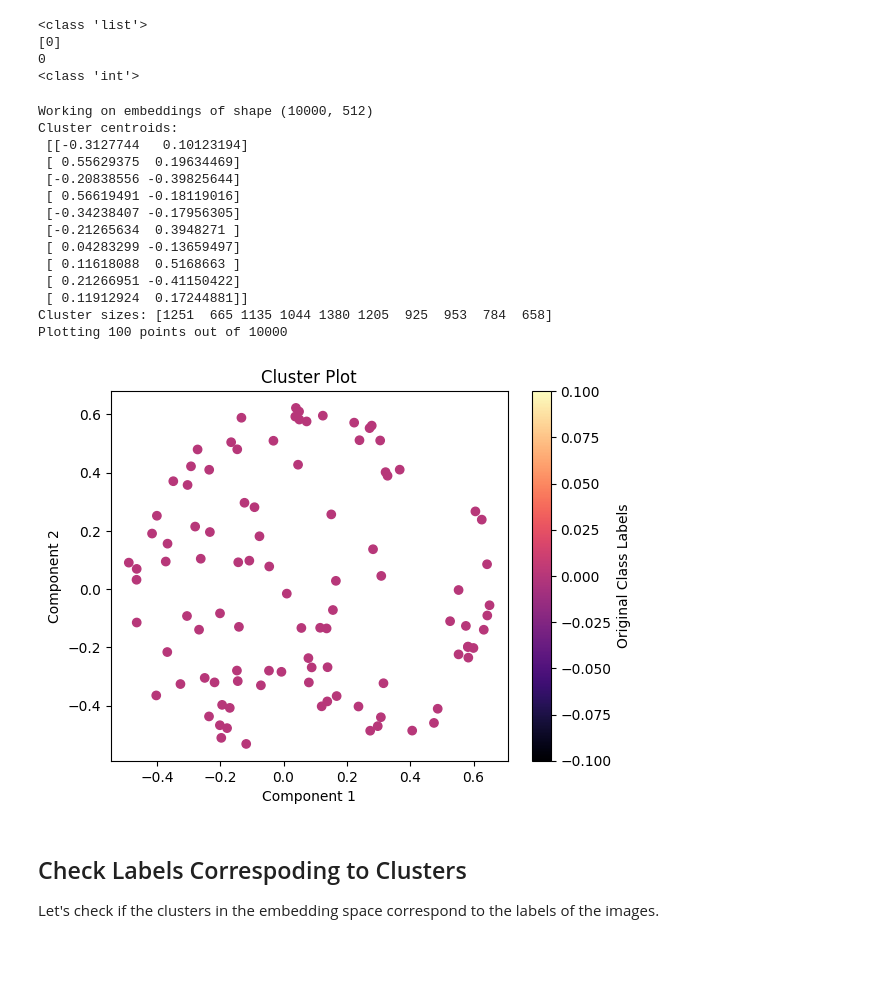
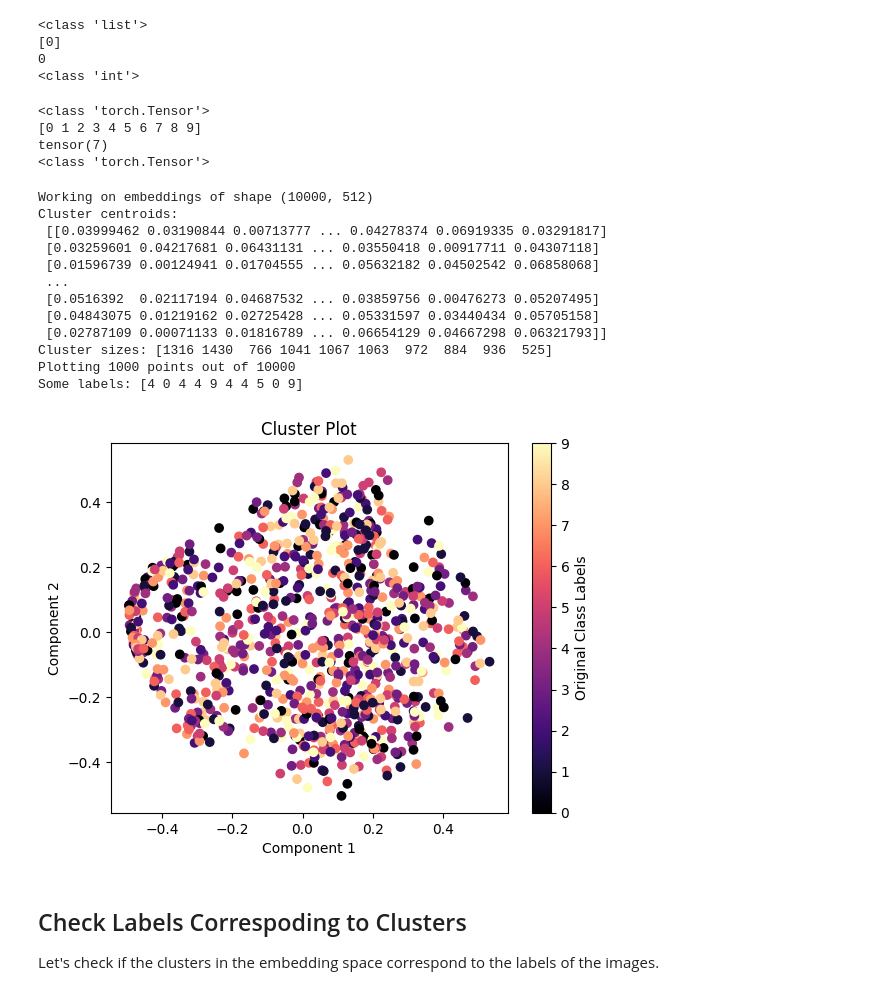
Before and after one commit to MKaczkow/ml_concepts, a Jupyter notebook: ideas/ssl/simcrl_mnist.ipynb, the cells around one changed output. Cells and saved outputs as stored; diff of their text form; code cells hidden in the pictures; blank space fills up the shorter version.

Commit message:
technically works, but doesn't cluster as intended

```diff
--- a/ideas/ssl/simcrl_mnist.ipynb
+++ b/ideas/ssl/simcrl_mnist.ipynb
@@ -160,0 +152,8 @@ dataloader_test = torch.utils.data.DataLoader(
+# %%
+# dataset_train_simclr = LightlyDataset(input_dir=path_to_data, transform=transform)
+train_dataset_simclr = LightlyDataset(input_dir=path_to_train_data, transform=transform)
+
+# dataset_test = LightlyDataset(input_dir=path_to_data, transform=test_transform)
+test_dataset_simclr = LightlyDataset(
+    input_dir=path_to_test_data, transform=test_transform
+)
@@ -160,0 +166,16 @@ dataloader_test = torch.utils.data.DataLoader(
+# %%
+dataloader_train_simclr = torch.utils.data.DataLoader(
+    train_dataset_simclr,
+    batch_size=batch_size,
+    shuffle=True,
+    drop_last=True,
+    num_workers=num_workers,
+)
+
+dataloader_test = torch.utils.data.DataLoader(
+    test_dataset_simclr,
+    batch_size=batch_size,
+    shuffle=False,
+    drop_last=False,
+    num_workers=num_workers,
+)
@@ -417,10 +515,12 @@ def plot_clusters(
 
     print(f"Working on embeddings of shape {embeddings.shape}")
 
+    # TODO: first cluster, then reduce to 2D
     reduced_embeddings = PCA(n_components=2).fit_transform(embeddings)
 
     kmeans = KMeans(n_clusters=n_clusters)
-    labels = kmeans.fit_predict(reduced_embeddings)
+    labels = kmeans.fit_predict(embeddings)
+    # labels = kmeans.fit_predict(reduced_embeddings)
     centroids = kmeans.cluster_centers_
 
     print(f"Cluster centroids:\n {centroids}")
@@ -439,10 +539,15 @@ def plot_clusters(
     sampled_labels = original_labels[sampled_indices]
 
     print(f"Plotting {len(sampled_embeddings)} points out of {len(reduced_embeddings)}")
+    print(f"Some labels: {sampled_labels[:10]}")
 
     # plt.scatter(sampled_embeddings[:, 0], sampled_embeddings[:, 1], c=dataset_test.dataset.targets, alpha=0.1)
     plt.scatter(
-        sampled_embeddings[:, 0], sampled_embeddings[:, 1], c=sampled_labels, alpha=alpha, cmap="magma"
+        sampled_embeddings[:, 0],
+        sampled_embeddings[:, 1],
+        c=sampled_labels,
+        alpha=alpha,
+        cmap="magma",
     )
     plt.colorbar(label="Original Class Labels")
     plt.xlabel("Component 1")
@@ -467,24 +566,39 @@ print(type(dataset_test.dataset.targets[0]))
 [0]
 0
 <class 'int'>
+# %%
+# original MNIST labels
+print(type(test_dataset.targets))
+unique_targets = np.unique(test_dataset.targets)
+print(unique_targets)
+print(test_dataset.targets[0])
+print(type(test_dataset.targets[0]))
+# %% [output]
+<class 'torch.Tensor'>
+[0 1 2 3 4 5 6 7 8 9]
+tensor(7)
+<class 'torch.Tensor'>
 # %%
-plot_clusters(embeddings, np.array(dataset_test.dataset.targets), proportion_of_points_to_plot=0.01, alpha=1)
+plot_clusters(
+    embeddings,
+    np.array(test_dataset.targets),
+    proportion_of_points_to_plot=0.1,
+    alpha=1,
+)
 # %% [output]
 Working on embeddings of shape (10000, 512)
 Cluster centroids:
- [[-0.3127744   0.10123194]
- [ 0.55629375  0.19634469]
- [-0.20838556 -0.39825644]
- [ 0.56619491 -0.18119016]
- [-0.34238407 -0.17956305]
- [-0.21265634  0.3948271 ]
- [ 0.04283299 -0.13659497]
- [ 0.11618088  0.5168663 ]
- [ 0.21266951 -0.41150422]
- [ 0.11912924  0.17244881]]
-Cluster sizes: [1251  665 1135 1044 1380 1205  925  953  784  658]
-Plotting 100 points out of 10000
+ [[0.03999462 0.03190844 0.00713777 ... 0.04278374 0.06919335 0.03291817]
+ [0.03259601 0.04217681 0.06431131 ... 0.03550418 0.00917711 0.04307118]
+ [0.01596739 0.00124941 0.01704555 ... 0.05632182 0.04502542 0.06858068]
+ ...
+ [0.0516392  0.02117194 0.04687532 ... 0.03859756 0.00476273 0.05207495]
+ [0.04843075 0.01219162 0.02725428 ... 0.05331597 0.03440434 0.05705158]
+ [0.02787109 0.00071133 0.01816789 ... 0.06654129 0.04667298 0.06321793]]
+Cluster sizes: [1316 1430  766 1041 1067 1063  972  884  936  525]
+Plotting 1000 points out of 10000
+Some labels: [4 0 4 4 9 4 4 5 0 9]
-[figure, old version]
+[figure, new version]
 # %% [markdown]
 ## Check Labels Correspoding to Clusters
 Let's check if the clusters in the embedding space correspond to the labels of the images.
```
Also changed, not shown: parts of 20 cells of this notebook, 1 other file.
